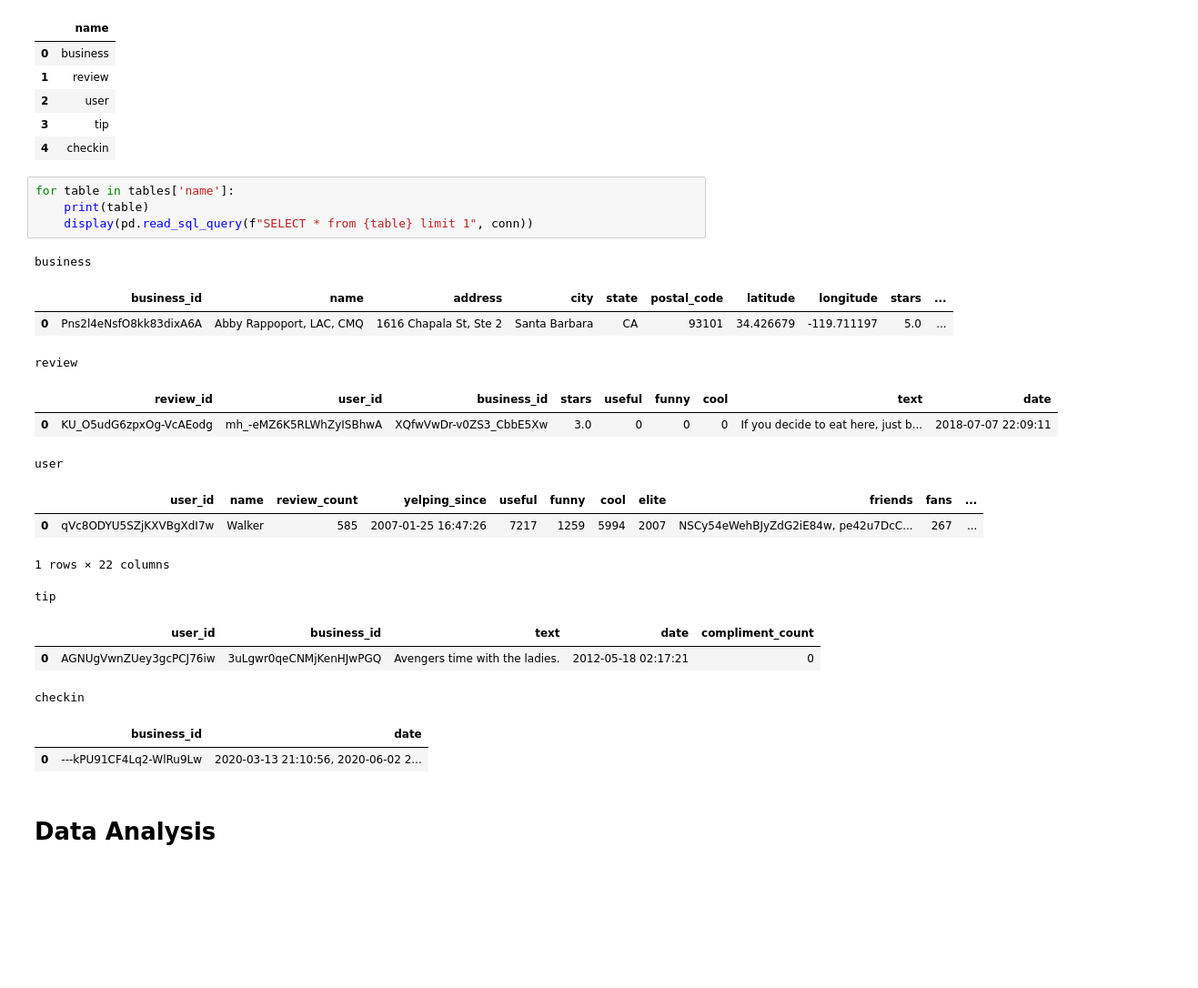
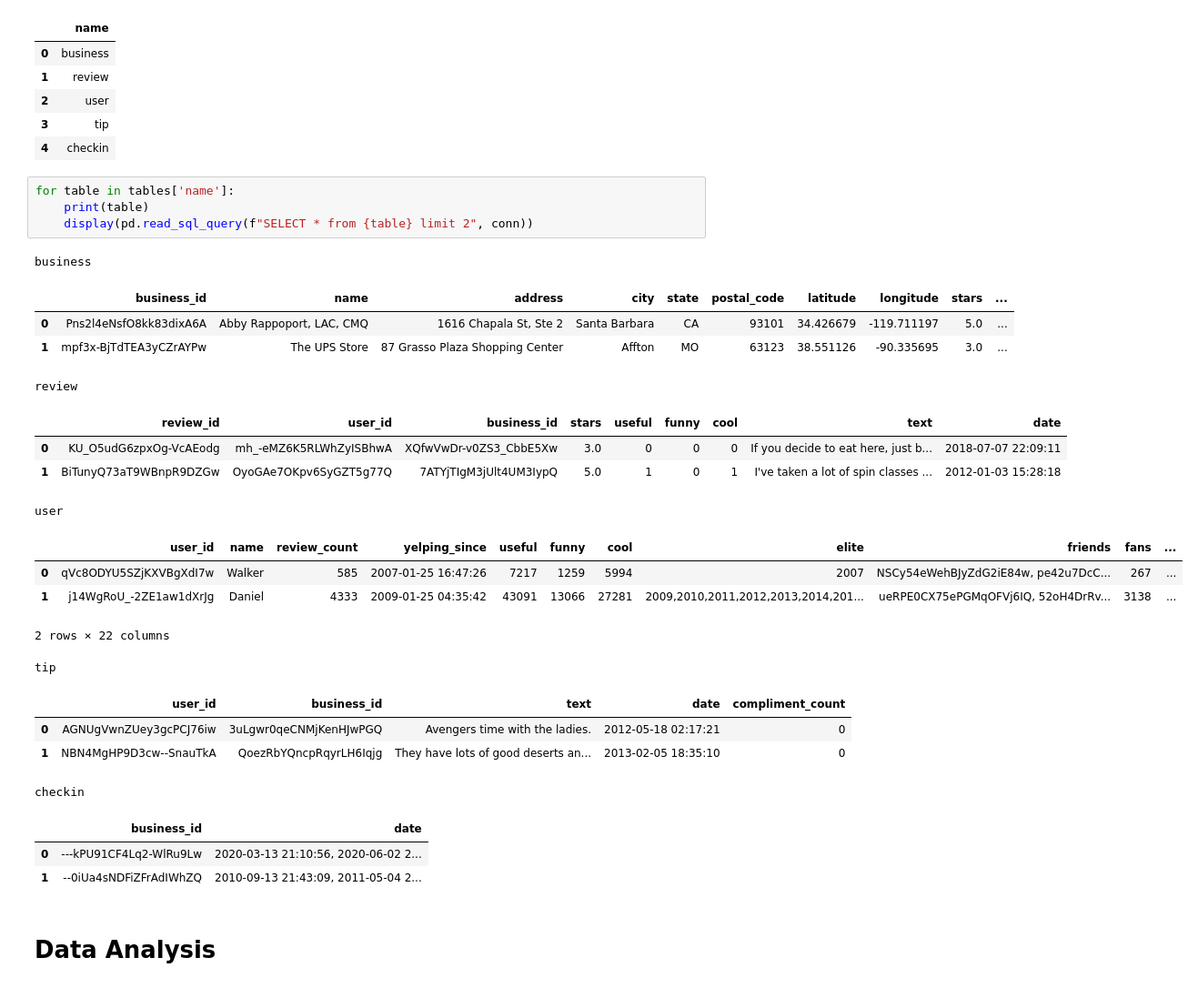
Before and after one commit to aliarafat1000/sql-restaurant-yelp, a Jupyter notebook: yelp-restaurant-analysis.ipynb, the cells around one changed output. Shown at 91% size. Cells and saved outputs as stored; diff of their text form; blank space fills up the shorter version.

```diff
--- a/yelp-restaurant-analysis.ipynb
+++ b/yelp-restaurant-analysis.ipynb
@@ -125,24 +125,29 @@ tables
 # %%
 for table in tables['name']:
     print(table)
-    display(pd.read_sql_query(f"SELECT * from {table} limit 1", conn))
+    display(pd.read_sql_query(f"SELECT * from {table} limit 2", conn))
 # %% [output]
 business
 |  | business_id | name | address | city | state | postal_code | latitude | longitude | stars | ... |
 | 0 | Pns2l4eNsfO8kk83dixA6A | Abby Rappoport, LAC, CMQ | 1616 Chapala St, Ste 2 | Santa Barbara | CA | 93101 | 34.426679 | -119.711197 | 5.0 | ... |
+| 1 | mpf3x-BjTdTEA3yCZrAYPw | The UPS Store | 87 Grasso Plaza Shopping Center | Affton | MO | 63123 | 38.551126 | -90.335695 | 3.0 | ... |
 review
 |  | review_id | user_id | business_id | stars | useful | funny | cool | text | date |
 | 0 | KU_O5udG6zpxOg-VcAEodg | mh_-eMZ6K5RLWhZyISBhwA | XQfwVwDr-v0ZS3_CbbE5Xw | 3.0 | 0 | 0 | 0 | If you decide to eat here, just b... | 2018-07-07 22:09:11 |
+| 1 | BiTunyQ73aT9WBnpR9DZGw | OyoGAe7OKpv6SyGZT5g77Q | 7ATYjTIgM3jUlt4UM3IypQ | 5.0 | 1 | 0 | 1 | I've taken a lot of spin classes ... | 2012-01-03 15:28:18 |
 user
 |  | user_id | name | review_count | yelping_since | useful | funny | cool | elite | friends | fans | ... |
 | 0 | qVc8ODYU5SZjKXVBgXdI7w | Walker | 585 | 2007-01-25 16:47:26 | 7217 | 1259 | 5994 | 2007 | NSCy54eWehBJyZdG2iE84w, pe42u7DcC... | 267 | ... |
+| 1 | j14WgRoU_-2ZE1aw1dXrJg | Daniel | 4333 | 2009-01-25 04:35:42 | 43091 | 13066 | 27281 | 2009,2010,2011,2012,2013,2014,201... | ueRPE0CX75ePGMqOFVj6IQ, 52oH4DrRv... | 3138 | ... |
-1 rows × 22 columns
+2 rows × 22 columns
 tip
 |  | user_id | business_id | text | date | compliment_count |
 | 0 | AGNUgVwnZUey3gcPCJ76iw | 3uLgwr0qeCNMjKenHJwPGQ | Avengers time with the ladies. | 2012-05-18 02:17:21 | 0 |
+| 1 | NBN4MgHP9D3cw--SnauTkA | QoezRbYQncpRqyrLH6Iqjg | They have lots of good deserts an... | 2013-02-05 18:35:10 | 0 |
 checkin
 |  | business_id | date |
 | 0 | ---kPU91CF4Lq2-WlRu9Lw | 2020-03-13 21:10:56, 2020-06-02 2... |
+| 1 | --0iUa4sNDFiZFrAdIWhZQ | 2010-09-13 21:43:09, 2011-05-04 2... |
 # %% [markdown]
 # Data Analysis
 # %%
```
Also changed, not shown: parts of 42 cells of this notebook, 2 other files.
